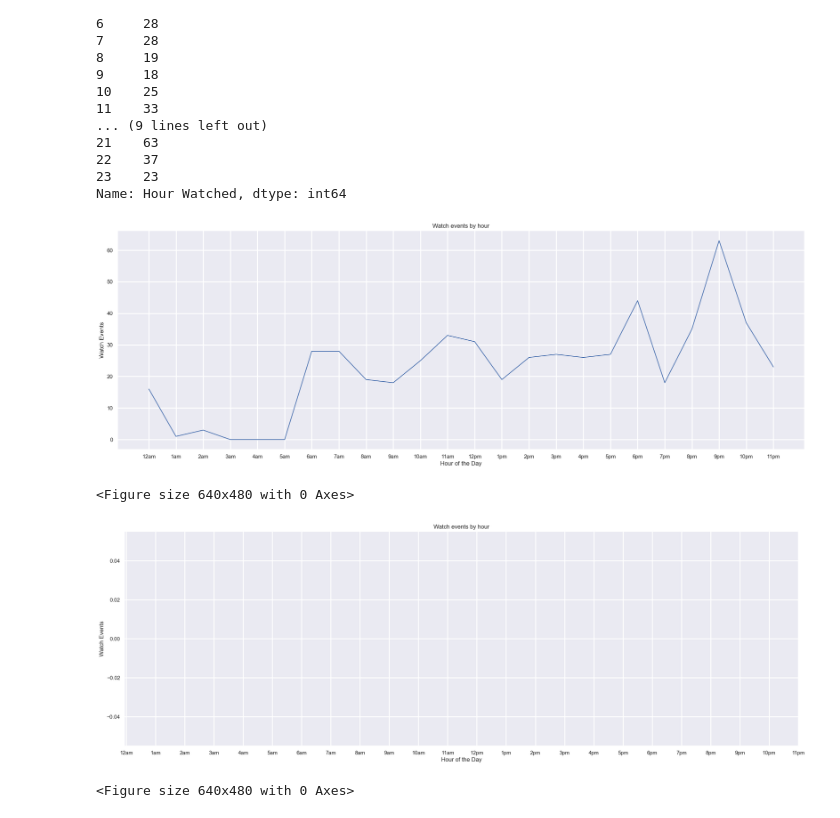
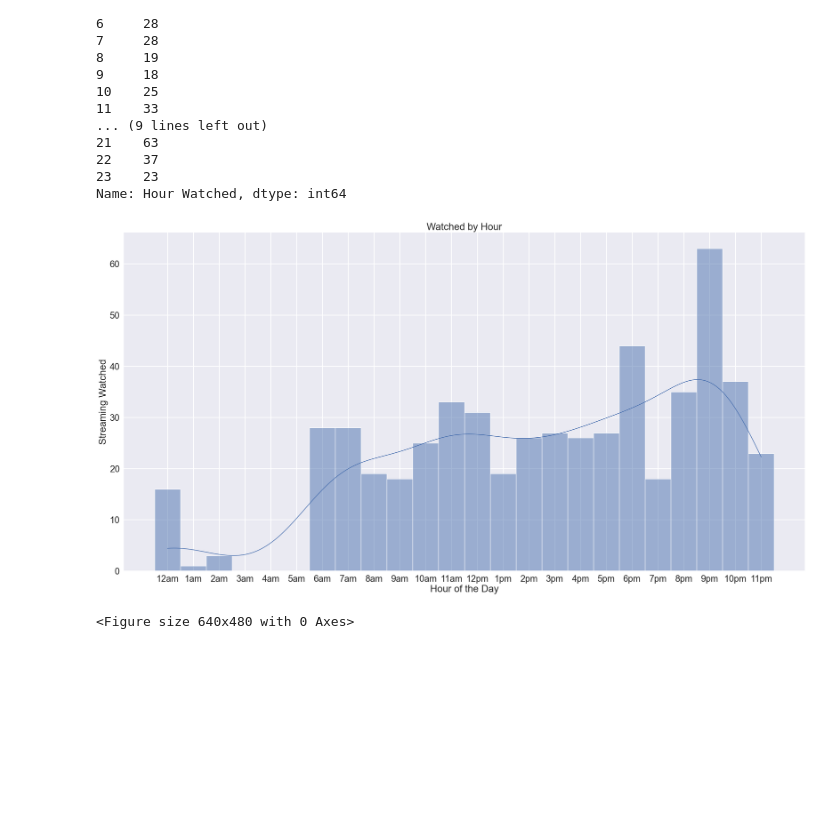
Before and after one commit to istarlet/netflix_viewing_habits, a Jupyter notebook: streaming_data.ipynb, the cells around one changed output. Saved outputs shown, nothing was run; the diff lists cells and outputs as text; code cells hidden in the pictures; blank space fills up the shorter version.

```diff
--- a/streaming_data.ipynb
+++ b/streaming_data.ipynb
@@ -433 +434,10 @@ plt.clf()
 <Figure size 640x480 with 0 Axes>
+# %%
+# Create a Regplot to show all the watch instances by "Date Watched"
+sns.set_style('darkgrid')
+plt.figure(figsize=(25, 10))
+sns.set_context('notebook', font_scale = 2, rc = {"grid.linewidth":2})
+
+# sns.regplot(x = "Day Watched", y = "Hour Watched", data=data_combined)
+ax = sns.regplot(x= data_combined["Date Watched"], y= data_combined["Hour Watched"], fit_reg=False)
+plt.show()
@@ -459,37 +471,19 @@ watched_per_hour
 Name: Hour Watched, dtype: int64
 # %%
 sns.set_style('darkgrid')
-plt.figure(figsize=(25, 8))
-sns.set_context('notebook', font_scale = 1, rc = {"grid.linewidth":2})
+plt.figure(figsize=(30, 15))
+sns.set_context('notebook', font_scale = 2, rc = {"grid.linewidth":2})
 
-plt.plot(watched_per_hour)
+sns.histplot(data_combined["Hour Watched"], kde=True)
 
 hours_per_day = ["12am", "1am", "2am","3am", "4am", "5am", "6am", "7am", "8am", "9am", "10am", "11am", "12pm", "1pm", "2pm", "3pm", "4pm", "5pm", "6pm", "7pm", "8pm", "9pm", "10pm", "11pm"]
-plt.ylabel('Watch Events')
+plt.ylabel('Streaming Watched')
 plt.xlabel('Hour of the Day')
 plt.xticks(ticks = range(24), labels=hours_per_day)
-plt.title('Watch events by hour')
+plt.title('Watched by Hour')
 
 plt.show()
 plt.clf()
 # %% [output]
-[figure, old version]
+[figure, new version]
 <Figure size 640x480 with 0 Axes>
-# %%
-sns.set_style('darkgrid')
-plt.figure(figsize=(25, 8))
-sns.set_context('notebook', font_scale = 1, rc = {"grid.linewidth":2})
-
-sns.scatterplot(x = watched_per_hour)
-
-hours_per_day = ["12am", "1am", "2am","3am", "4am", "5am", "6am", "7am", "8am", "9am", "10am", "11am", "12pm", "1pm", "2pm", "3pm", "4pm", "5pm", "6pm", "7pm", "8pm", "9pm", "10pm", "11pm"]
-plt.ylabel('Watch Events')
-plt.xlabel('Hour of the Day')
-plt.xticks(ticks = range(24), labels=hours_per_day)
-plt.title('Watch events by hour')
-
-plt.show()
-plt.clf()
-# %% [output]
-[figure, removed]
-<Figure size 640x480 with 0 Axes>
```
Also changed, not shown: parts of 5 cells of this notebook.
